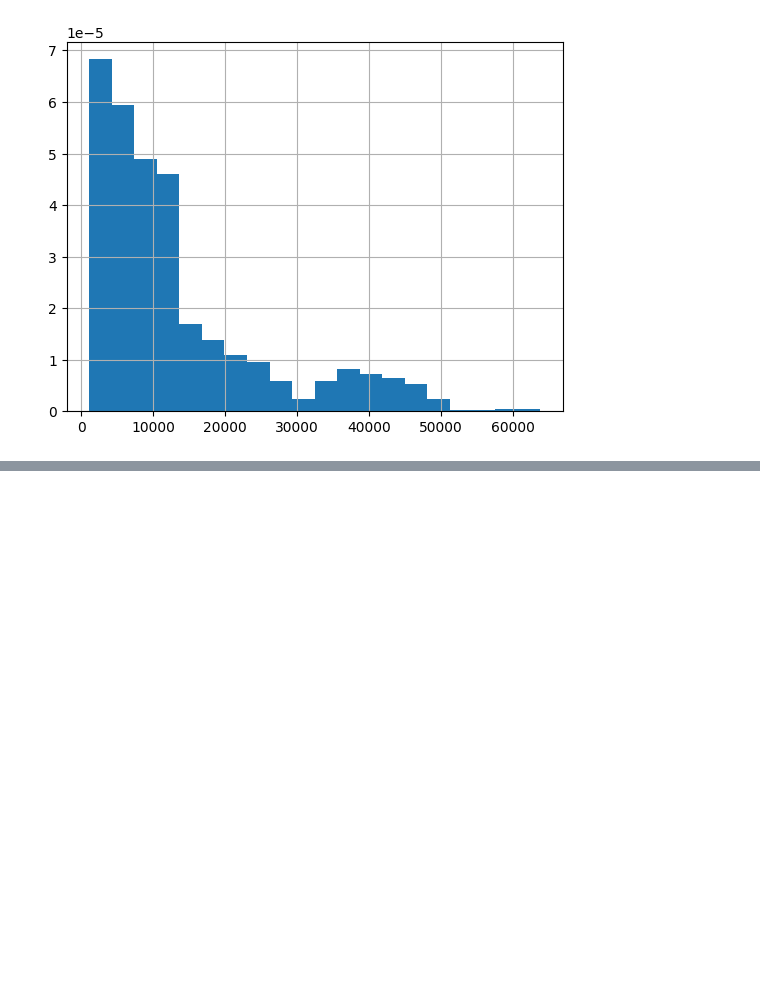
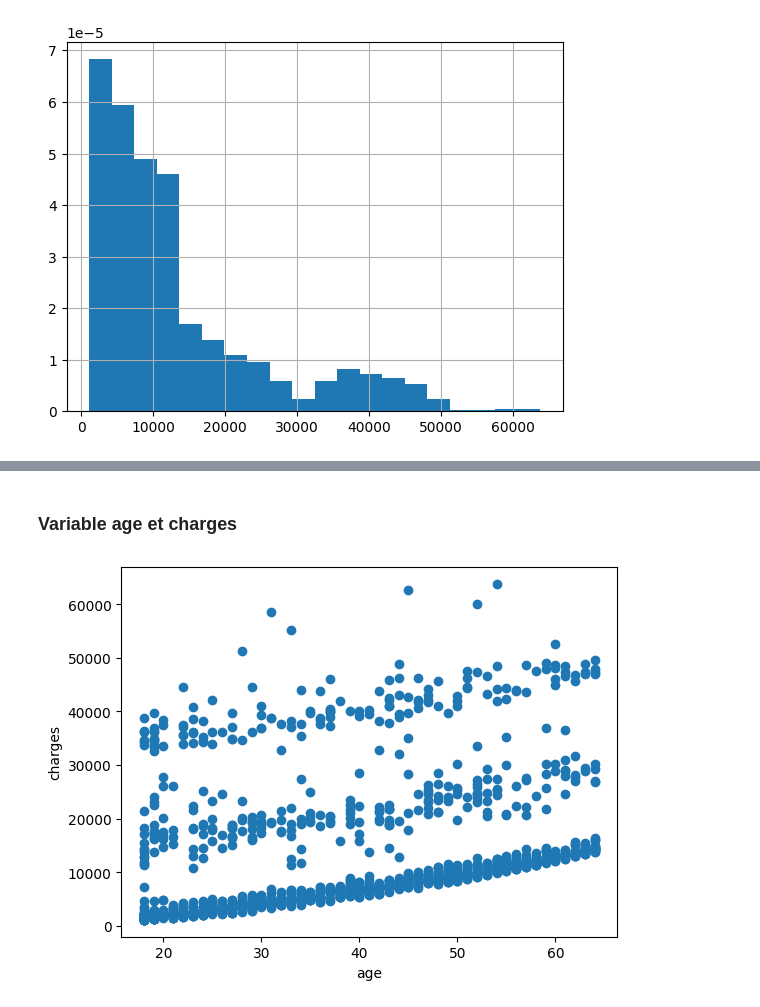
Before and after one commit to Jakimpact/prime-assurance-ia, a Jupyter notebook: analyse_q.ipynb, the cells around one changed output, grey strips where cells are left out. Saved outputs shown, nothing was run; the diff lists cells and outputs as text; code cells hidden in the pictures; blank space fills up the shorter version.

```diff
--- a/analyse_q.ipynb
+++ b/analyse_q.ipynb
@@ -74,7 +77,7 @@ Pour la variable sex la répartition est quasiment égale.
 # %% [markdown]
 Pour la variable bmi on peut aggréger les différentes valeurs en classes représentées par les différentes catégories de l'IMC.
 # %%
-bmi_groups = [
+bmi_scale = [
     {"category": "Underweight", "range": [float("-inf"), 18.499]},
     {"category": "Healthy weight", "range": [18.5, 24.999]},
     {"category": "Overweight", "range": [25, 29.999]},
@@ -85,7 +88,7 @@ bmi_groups = [
 
 bmi_count = []
 for bmi in data["bmi"]:
-    for group in bmi_groups:
+    for group in bmi_scale:
         if bmi >= group["range"][0] and bmi <= group["range"][1]:
             bmi_count.append(group["category"])
             continue
@@ -214,0 +232,9 @@ plt.show()
+# %% [markdown]
+### Variable age et charges
+# %%
+plt.plot(data["age"], data["charges"], 'o')
+plt.xlabel("age")
+plt.ylabel("charges")
+plt.show()
+# %% [output]
+[figure, added]
```
Also changed, not shown: parts of 21 cells of this notebook, 1 other file.
